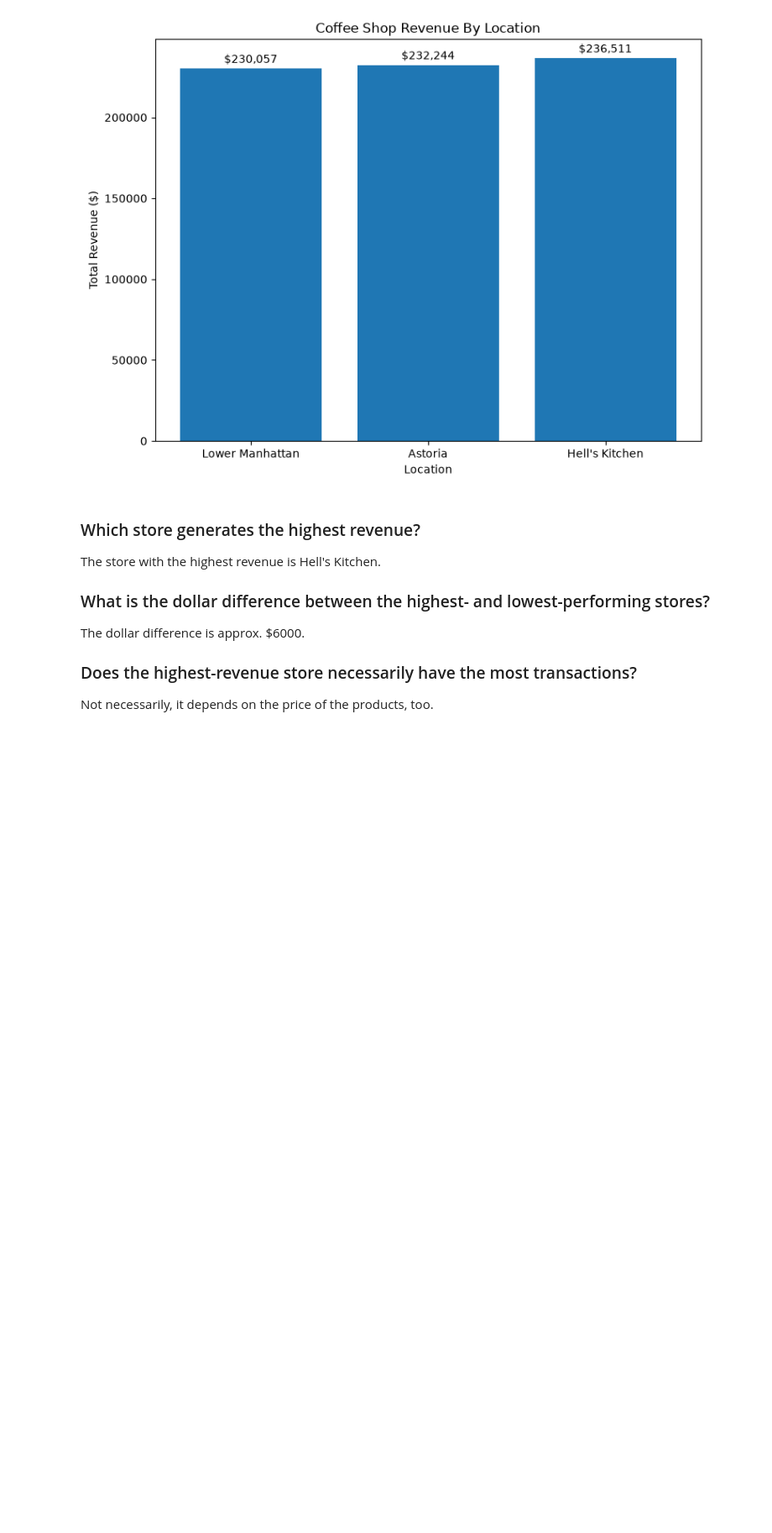
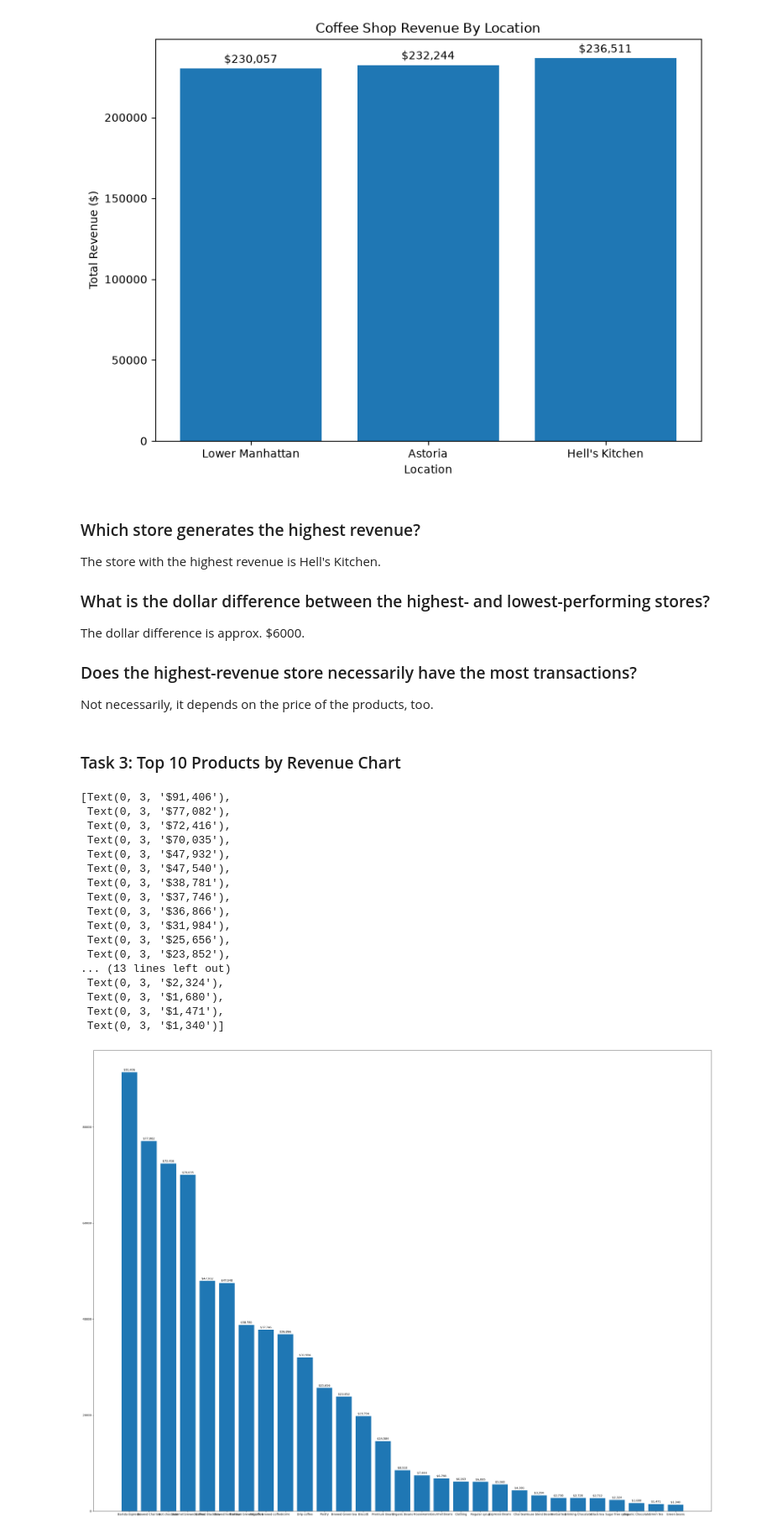
Before and after one commit to ebaprk/Coffee-Shop-Analysis, a Jupyter notebook: notebook/03_visualization.ipynb, the cells around one changed output. Shown at 84% size. Saved outputs shown, nothing was run; the diff lists cells and outputs as text; code cells hidden in the pictures; blank space fills up the shorter version.

Commit message:
Chart 3

```diff
--- a/notebook/03_visualization.ipynb
+++ b/notebook/03_visualization.ipynb
@@ -98,3 +98,39 @@ The dollar difference is approx. $6000.
 
 ### Does the highest-revenue store necessarily have the most transactions?
 Not necessarily, it depends on the price of the products, too.
+# %% [markdown]
+### Task 3: Top 10 Products by Revenue Chart
+# %%
+revenue_by_product = df.groupby("product_type")["line_revenue"].sum().sort_values(ascending=False)
+
+plt.figure(figsize=(40, 30))
+
+bars = plt.bar(
+    revenue_by_product.index,
+    revenue_by_product.values
+)
+
+plt.bar_label(
+    bars,
+    labels=[f"${v:,.0f}" for v in revenue_by_product.values],
+    padding=3
+)
+# %% [output]
+[Text(0, 3, '$91,406'),
+ Text(0, 3, '$77,082'),
+ Text(0, 3, '$72,416'),
+ Text(0, 3, '$70,035'),
+ Text(0, 3, '$47,932'),
+ Text(0, 3, '$47,540'),
+ Text(0, 3, '$38,781'),
+ Text(0, 3, '$37,746'),
+ Text(0, 3, '$36,866'),
+ Text(0, 3, '$31,984'),
+ Text(0, 3, '$25,656'),
+ Text(0, 3, '$23,852'),
+... (13 lines left out)
+ Text(0, 3, '$2,324'),
+ Text(0, 3, '$1,680'),
+ Text(0, 3, '$1,471'),
+ Text(0, 3, '$1,340')]
+[figure, added]
```
Also changed, not shown: parts of 1 cell of this notebook.
